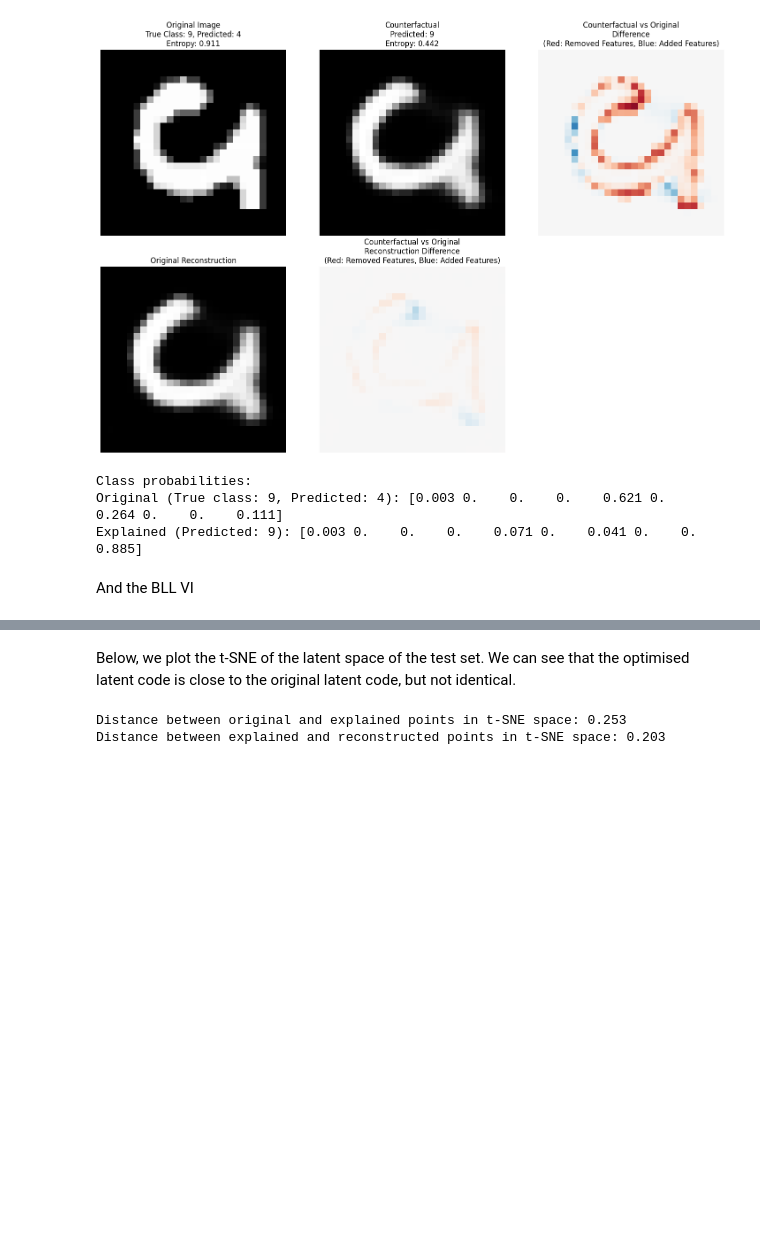
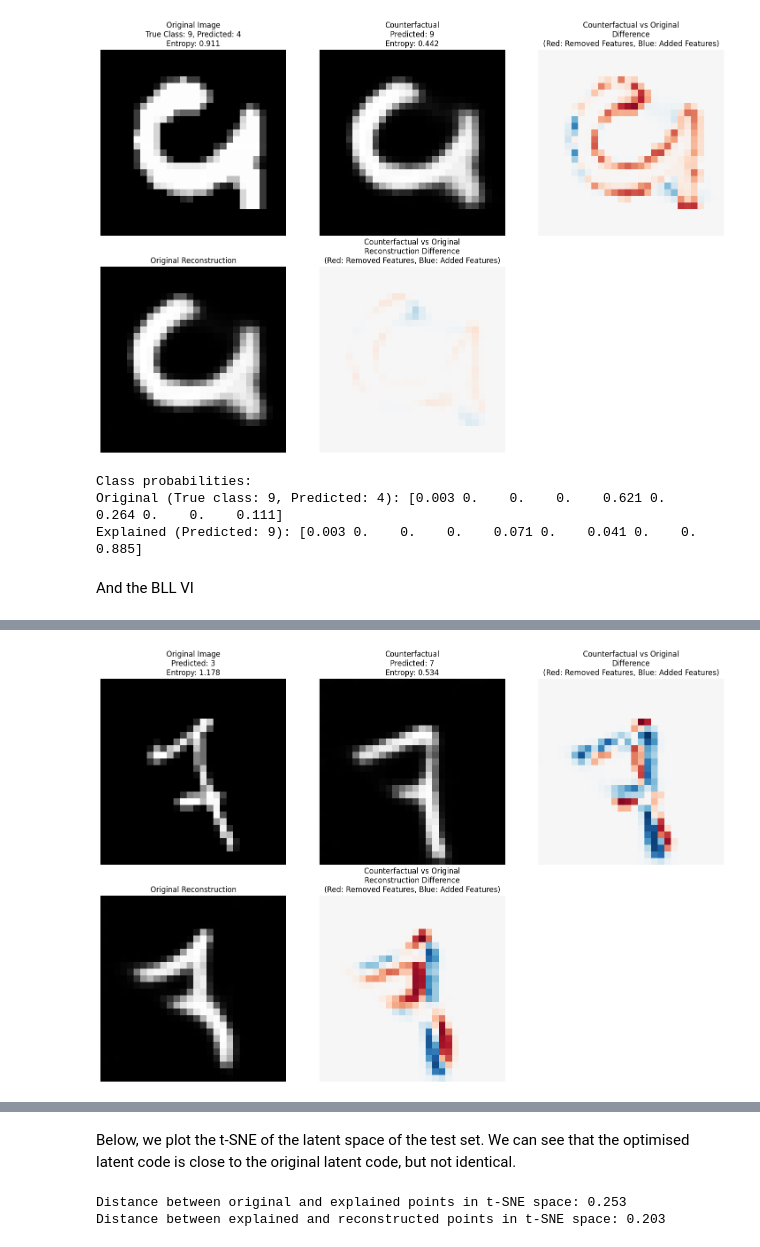
Before and after one commit to confinlay/Bayesian-CE, a Jupyter notebook: MyImplementation/testing_notebooks/test_clue_BLL_joint.ipynb, the cells around one changed output, grey strips where cells are left out. Cells and saved outputs as stored; diff of their text form; code cells hidden in the pictures; blank space fills up the shorter version.

```diff
--- a/MyImplementation/testing_notebooks/test_clue_BLL_joint.ipynb
+++ b/MyImplementation/testing_notebooks/test_clue_BLL_joint.ipynb
@@ -520,0 +543,98 @@ Explained (Predicted: 0): [0.003 0.091 0.    0.    0.    0.    0.    0.762 0.001
+# %%
+# Get the most uncertain image and its latent representation
+most_uncertain_idx = sorted_data_indices[5]
+uncertain_image, true_label = testset[most_uncertain_idx]  # Get both image and label
+uncertain_image = uncertain_image.to(cfg.device).unsqueeze(0)  # Add batch dimension
+
+# Get its latent representation
+bll_vi_finetuned.eval()
+with torch.no_grad():
+    z0 = bll_vi_finetuned.extract_features(uncertain_image)
+
+# Initialize CLUE
+clue = new_CLUE.NewCLUE(
+    classifier=bll_vi_finetuned,
+    z0=z0,
+    uncertainty_weight=1.0,
+    distance_weight=0.005,
+    lr=0.1,
+    device=cfg.device,
+    bayesian=True,
+    verbose=False
+)
+
+# Optimize to find explanation
+z_explained = clue.optimize(steps=200)
+
+# Generate reconstructions using decoder
+with torch.no_grad():
+    # Original reconstruction
+    original_recon = decoder_finetuned(z0)
+    # CLUE reconstruction
+    clue_recon = decoder_finetuned(z_explained)
+
+    # Get predictions and uncertainties from latent codes
+    original_probs_latent = bll_vi_finetuned.sample_predict_z(z0)  # [n_ensemble, batch, classes]
+    explained_probs_latent = bll_vi_finetuned.sample_predict_z(z_explained)
+
+    # Get predictions from full classifier workflow on reconstructions
+    original_probs_recon = bll_vi_finetuned.sample_predict(original_recon)
+    explained_probs_recon = bll_vi_finetuned.sample_predict(clue_recon)
+
+    # Calculate mean probabilities and entropies for latent predictions
+    original_mean_probs_latent = original_probs_latent.mean(dim=0)  # [batch, classes]
+    explained_mean_probs_latent = explained_probs_latent.mean(dim=0)
+
+    original_entropy_latent = -(original_mean_probs_latent * torch.log(original_mean_probs_latent + 1e-10)).sum(dim=1)
+    explained_entropy_latent = -(explained_mean_probs_latent * torch.log(explained_mean_probs_latent + 1e-10)).sum(dim=1)
+
+    # Calculate mean probabilities and entropies for reconstruction predictions
+    original_mean_probs_recon = original_probs_recon.mean(dim=0)
+    explained_mean_probs_recon = explained_probs_recon.mean(dim=0)
+
+    original_entropy_recon = -(original_mean_probs_recon * torch.log(original_mean_probs_recon + 1e-10)).sum(dim=1)
+    explained_entropy_recon = -(explained_mean_probs_recon * torch.log(explained_mean_probs_recon + 1e-10)).sum(dim=1)
+
+    # Get predicted classes
+    original_pred = original_mean_probs_recon.argmax(dim=1).item()
+    explained_pred = explained_mean_probs_recon.argmax(dim=1).item()
+
+# Plot results
+plt.figure(figsize=(15, 10))
+
+plt.subplot(231)
+plt.imshow(uncertain_image[0,0].cpu(), cmap='gray')
+plt.title(f'Original Image\nPredicted: {original_pred}\nEntropy: {original_entropy_recon[0]:.3f}')
+plt.axis('off')
+
+plt.subplot(232)
+plt.imshow(clue_recon[0,0].cpu().detach(), cmap='gray')
+plt.title(f'Counterfactual\nPredicted: {explained_pred}\nEntropy: {explained_entropy_recon[0]:.3f}')
+plt.axis('off')
+
+plt.subplot(233)
+diff = clue_recon[0,0].cpu().detach() - uncertain_image[0,0].cpu()
+plt.imshow(diff, cmap='RdBu', vmin=-1, vmax=1)  # Fixed scale -1 to 1
+plt.title('Counterfactual vs Original\nDifference\n(Red: Removed Features, Blue: Added Features)')
+plt.axis('off')
+
+plt.subplot(234)
+plt.imshow(original_recon[0,0].cpu().detach(), cmap='gray')
+plt.title('Original Reconstruction')
+plt.axis('off')
+
+plt.subplot(235)
+recon_diff = clue_recon[0,0].cpu().detach() - original_recon[0,0].cpu().detach()
+plt.imshow(recon_diff, cmap='RdBu', vmin=-1, vmax=1)  # Fixed scale -1 to 1
+plt.title('Counterfactual vs Original\nReconstruction Difference\n(Red: Removed Features, Blue: Added Features)')
+plt.axis('off')
+
+plt.tight_layout()
+plt.show()
+
+# Print probabilities
+print("\nClass probabilities:")
+print(f"Original (True class: {true_label}, Predicted: {original_pred}):", original_mean_probs_recon.cpu().numpy()[0].round(3))
+print(f"Explained (Predicted: {explained_pred}):", explained_mean_probs_recon.cpu().numpy()[0].round(3))
+# %% [output]
+[figure, added]
```
Also changed, not shown: parts of 16 cells of this notebook, 16 other files.
